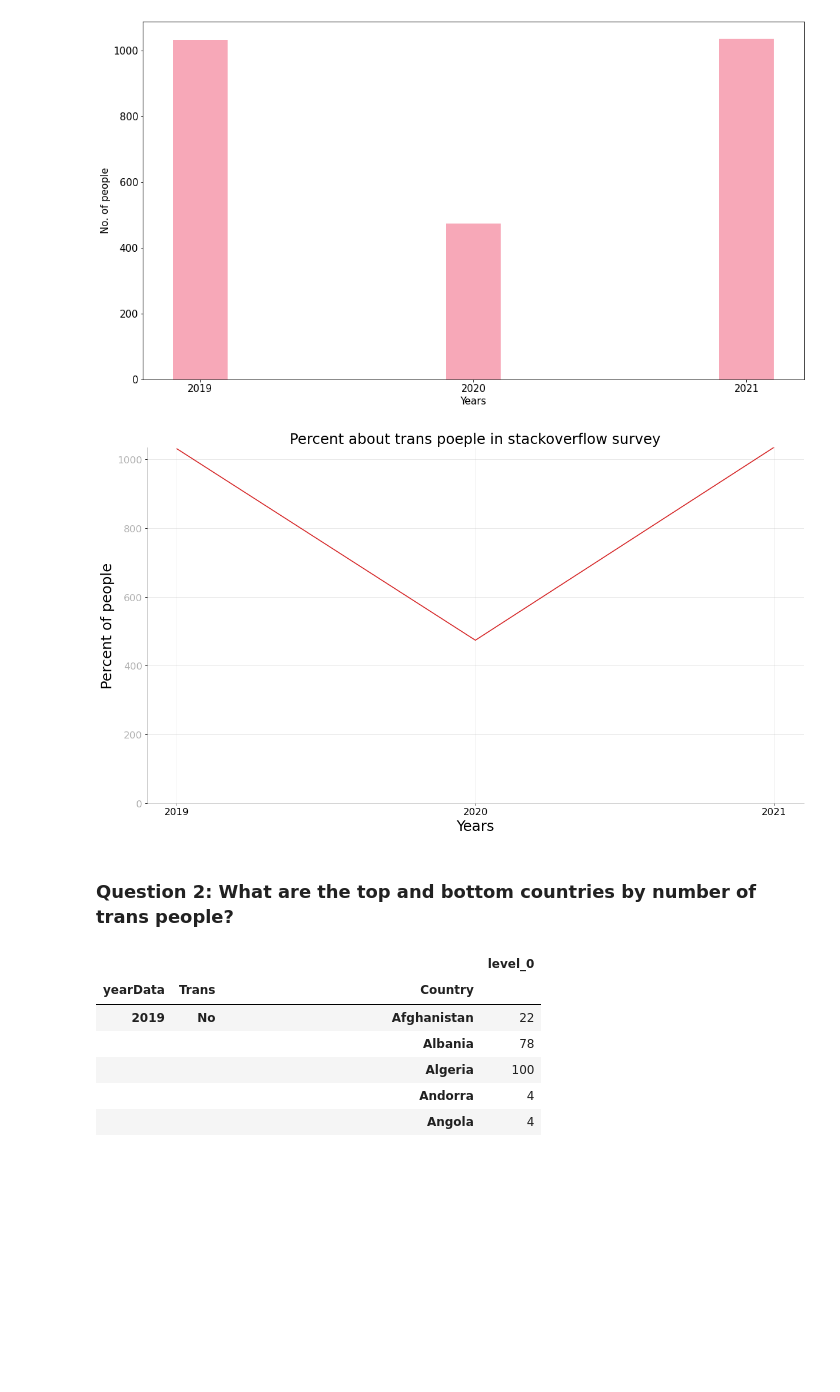
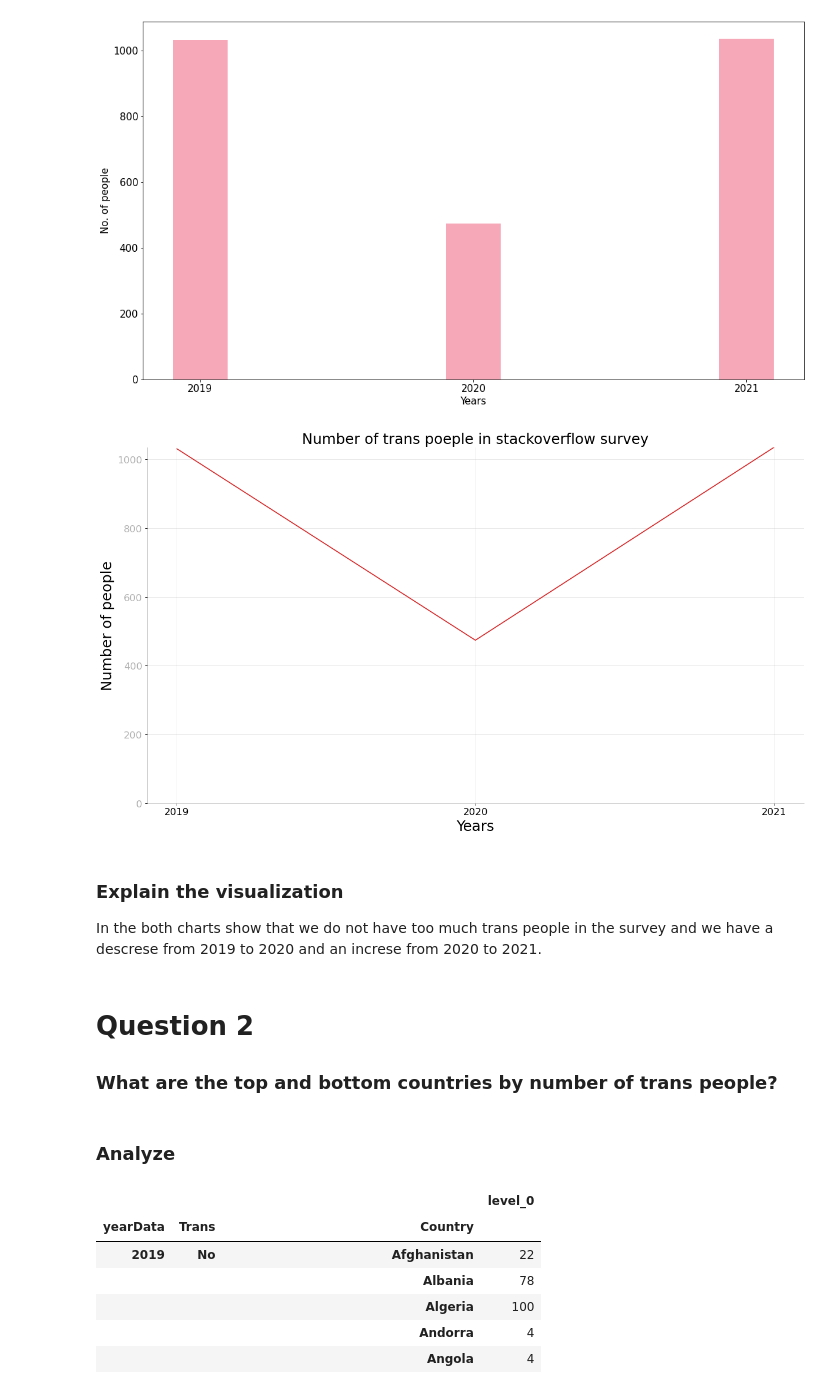
Before and after one commit to paulowiz/trans_people_analysys_stack_overflow, a Jupyter notebook: main.ipynb, the cells around one changed output. Saved outputs shown, nothing was run; the diff lists cells and outputs as text; code cells hidden in the pictures; blank space fills up the shorter version.

```diff
--- a/main.ipynb
+++ b/main.ipynb
@@ -203,29 +229,36 @@ plt.show()
 # %%
 # Draw Plot
 plt.figure(figsize=(18,10), dpi= 80)
 plt.plot('yearData', 'Yes', data=df_transpercent, color='tab:red')
 
 # Decoration
 plt.ylim(0, df_transpercent['Yes'].max()+0.2)
 xtick_location = df_transpercent['Yes'].tolist()
 xtick_labels = [x[-3:] for x in df_transpercent.yearData.astype(str).tolist()]
 plt.xticks(list(df_transpercent['yearData']),fontsize=15)
 plt.yticks(fontsize=15, alpha=.3)
-plt.title("Percent about trans poeple in stackoverflow survey", fontsize=22)
+plt.title("Number of trans poeple in stackoverflow survey", fontsize=22)
 plt.grid(axis='both', alpha=.3)
 plt.xlabel('Years',fontsize=22)
-plt.ylabel('Percent of people',fontsize=22)
+plt.ylabel('Number of people',fontsize=22)
 
 # Remove borders
 plt.gca().spines["top"].set_alpha(0.0)
 plt.gca().spines["bottom"].set_alpha(0.2)
 plt.gca().spines["right"].set_alpha(0.0)
 plt.gca().spines["left"].set_alpha(0.2)
 plt.show()
 # %% [output]
-[figure, old version]
+[figure, new version]
+# %% [markdown]
+### Explain the visualization
+
+In the both charts show that we do not have too much trans people in the survey and we have a descrese from 2019 to 2020 and an increse from 2020 to 2021.
 # %% [markdown]
-### Question 2:  What are the top and bottom countries by number of trans people?
+# Question 2
+### What are the top and bottom countries by number of trans people?
+# %% [markdown]
+### Analyze
 # %%
 df_trans = df.groupby(['yearData','Trans','Country']).agg({'level_0': 'count'})
 df_trans.to_csv('data_percent_per_year_country.csv')
```
Also changed, not shown: parts of 39 cells of this notebook.
